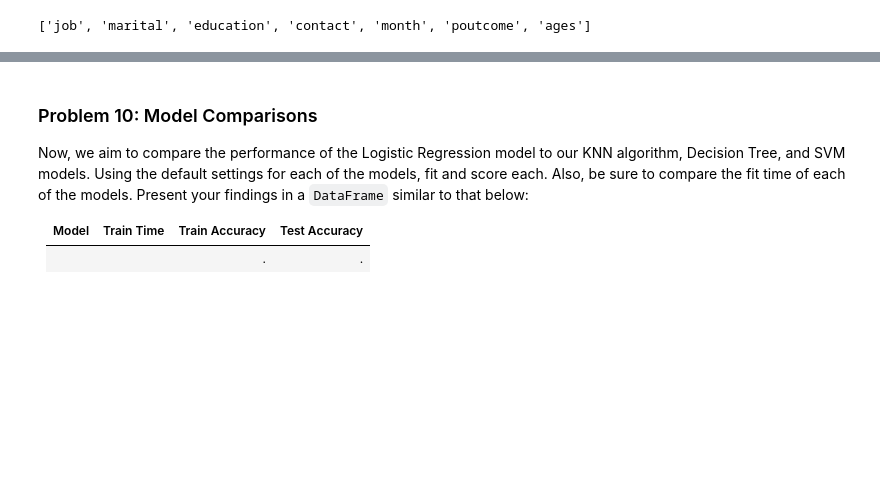
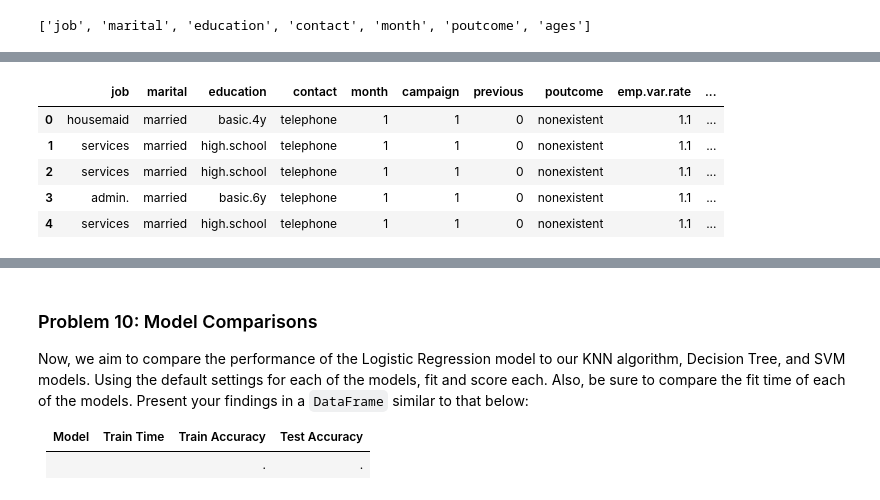
Before and after one commit to leonyi/zero-to-ml_ai-mastery, a Jupyter notebook: practical-application3-comparing-classifiers/comparing-classifiers.ipynb, the cells around one changed output, grey strips where cells are left out. Cells and saved outputs as stored; diff of their text form; code cells hidden in the pictures; blank space fills up the shorter version.

```diff
--- a/practical-application3-comparing-classifiers/comparing-classifiers.ipynb
+++ b/practical-application3-comparing-classifiers/comparing-classifiers.ipynb
@@ -870,0 +917,5 @@ Name: job, dtype: int64
+# %%
+# contact hot encoding
+# Create the dummies
+contact_dummies = pd.get_dummies(data['contact'], prefix='contact')
+contact_dummies.head()
@@ -870,0 +929,11 @@ Name: job, dtype: int64
+# %%
+# Concatenate dummies to datafram
+data = pd.concat([data, contact_dummies], axis=1)
+data.head()
+# %% [output]
+|  | job | marital | education | contact | month | campaign | previous | poutcome | emp.var.rate | ... |
+| 0 | housemaid | married | basic.4y | telephone | 1 | 1 | 0 | nonexistent | 1.1 | ... |
+| 1 | services | married | high.school | telephone | 1 | 1 | 0 | nonexistent | 1.1 | ... |
+| 2 | services | married | high.school | telephone | 1 | 1 | 0 | nonexistent | 1.1 | ... |
+| 3 | admin. | married | basic.6y | telephone | 1 | 1 | 0 | nonexistent | 1.1 | ... |
+| 4 | services | married | high.school | telephone | 1 | 1 | 0 | nonexistent | 1.1 | ... |
```
Also changed, not shown: parts of 43 cells of this notebook.
